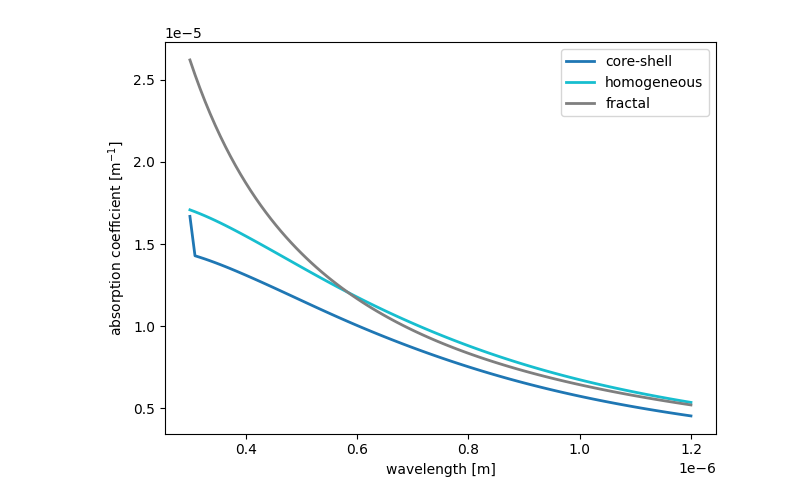
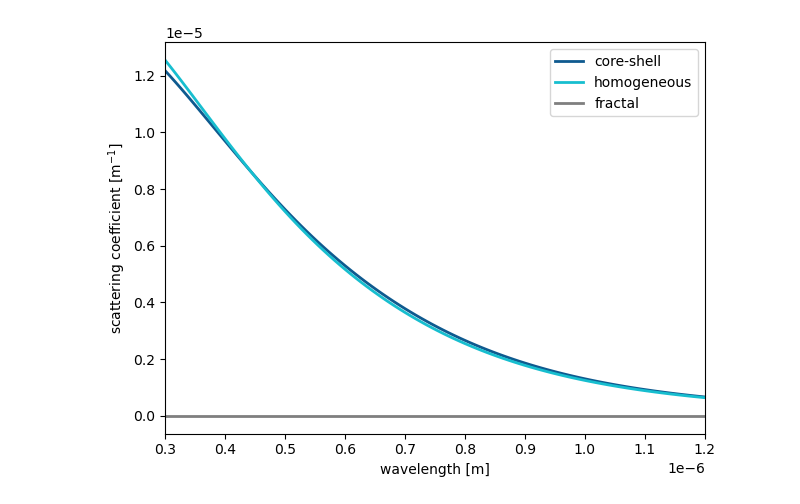
Before and after one commit to pnnl/pyparticle, a Jupyter notebook: examples/02_optics_morphologies.ipynb, the cells around one changed output. Saved outputs shown, nothing was run; the diff lists cells and outputs as text; code cells hidden in the pictures.

```diff
--- a/examples/02_optics_morphologies.ipynb
+++ b/examples/02_optics_morphologies.ipynb
@@ -29,25 +29,25 @@ lognorm_pop = build_population(lognormal_cfg)
 # %%
 wvl_grid = np.linspace(300e-9, 1200e-9, 100)
 rh = 0.0
 
 mgr = StyleManager(Theme(), deterministic=True)
 series = [
     {"key": "1", "population": lognorm_pop, "label": r"core-shell", "var_cfg": {"morphology": "core-shell", "wvl_grid": wvl_grid, "rh_grid": [rh]}},
     {"key": "50", "population": lognorm_pop, "label": r"homogeneous", "var_cfg": {"morphology": "homogeneous", "wvl_grid": wvl_grid, "rh_grid": [rh]}},
     {"key": "100", "population": lognorm_pop, "label": r"fractal", "var_cfg": {"morphology": "fractal", "wvl_grid": wvl_grid, "rh_grid": [rh]}}
 ]
 line_styles = mgr.plan("line", [s["key"] for s in series])
 
 
 fig, ax = plt.subplots()
 for s in series:
-    cfg = {"varname": "b_abs",
+    cfg = {"varname": "b_scat",
             "var_cfg": s["var_cfg"],  # simple case: single x
             "style": line_styles[s["key"]],
     }
     plotter = build_plotter("state_line", cfg)
     plotter.plot(s["population"], ax, label=s["label"])
 ax.legend(); fig.tight_layout()
 plt.show()
 # %% [output]
-[figure, old version]
+[figure, new version]
```
Also changed, not shown: 2 other files.
